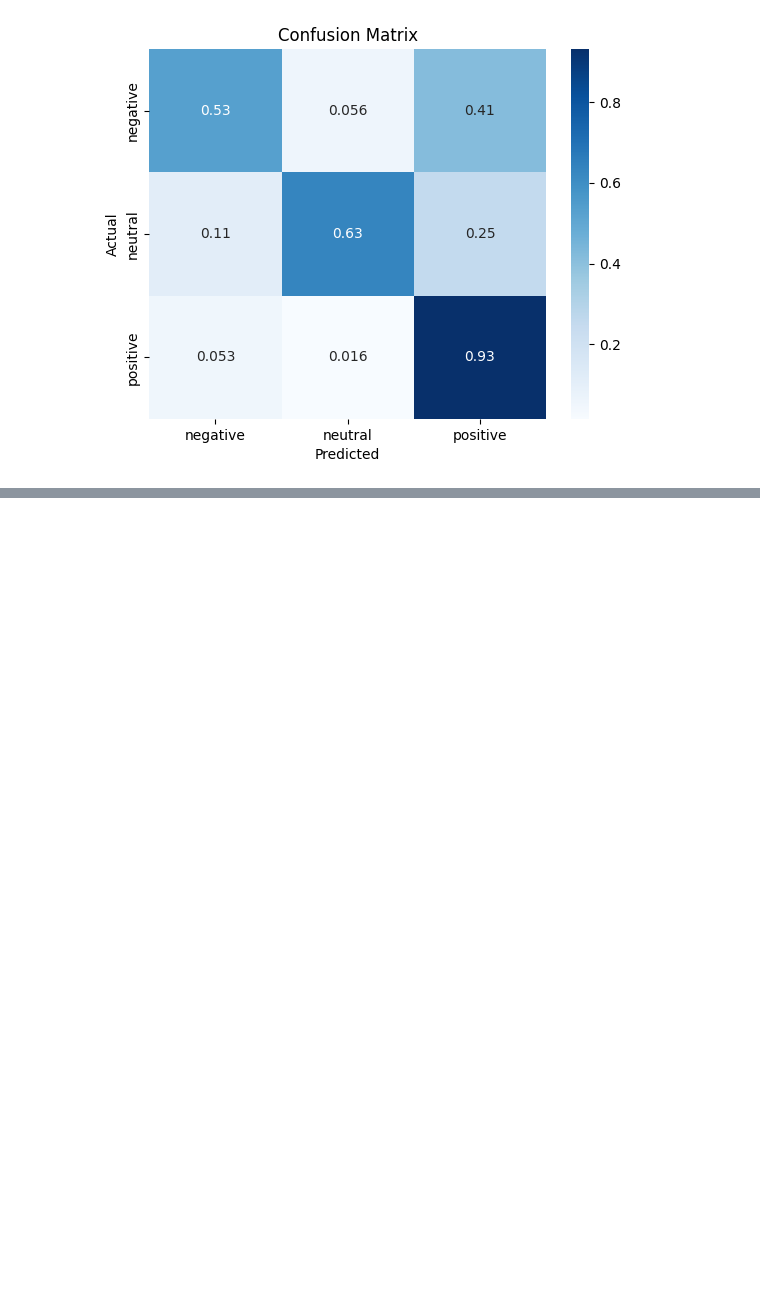
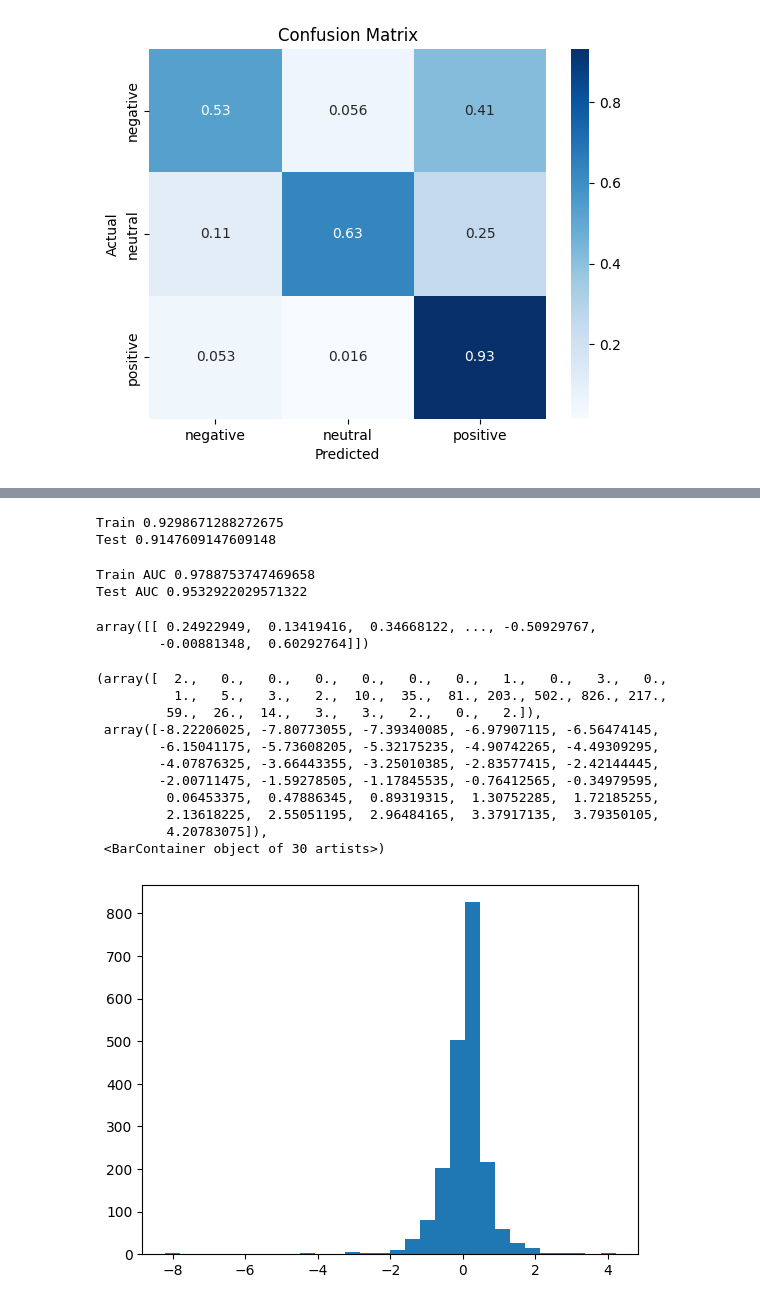
Before and after one commit to GaborVxxx/ml_notes, a Jupyter notebook: SentimentAnalysis.ipynb, the cells around one changed output, grey strips where cells are left out. Drawn from its saved outputs; the diff is of its cells as text; code cells hidden in the pictures; blank space fills up the shorter version.

```diff
--- a/SentimentAnalysis.ipynb
+++ b/SentimentAnalysis.ipynb
@@ -136,0 +130,4 @@ plot_cm(cm_test)
+# %%
+binary_target_list = [target_map['positive'], target_map['negative']]
+df_b_train = df_train[df_train['target'].isin(binary_target_list)]
+df_b_test = df_test[df_test['target'].isin(binary_target_list)]
@@ -136,0 +143,42 @@ plot_cm(cm_test)
+# %%
+X_train = vectorize.fit_transform(df_b_train['text'])
+X_test = vectorize.transform(df_b_test['text'])
+# %%
+Y_train = df_b_train['target']
+Y_test = df_b_test['target']
+# %%
+model = LogisticRegression()
+model.fit(X_train, Y_train)
+print('Train', model.score(X_train, Y_train))
+print('Test', model.score(X_test, Y_test))
+# %% [output]
+Train 0.9298671288272675
+Test 0.9147609147609148
+# %%
+P_train = model.predict_proba(X_train)[:,1]
+P_test = model.predict_proba(X_test)[:,1]
+print('Train AUC', roc_auc_score(Y_train, P_train))
+print('Test AUC', roc_auc_score(Y_test, P_test))
+# %% [output]
+Train AUC 0.9788753747469658
+Test AUC 0.9532922029571322
+# %%
+model.coef_ # check the weights
+# %% [output]
+array([[ 0.24922949,  0.13419416,  0.34668122, ..., -0.50929767,
+        -0.00881348,  0.60292764]])
+# %%
+plt.pyplot.hist(model.coef_[0], bins=30)
+# %% [output]
+(array([  2.,   0.,   0.,   0.,   0.,   0.,   0.,   1.,   0.,   3.,   0.,
+          1.,   5.,   3.,   2.,  10.,  35.,  81., 203., 502., 826., 217.,
+         59.,  26.,  14.,   3.,   3.,   2.,   0.,   2.]),
+ array([-8.22206025, -7.80773055, -7.39340085, -6.97907115, -6.56474145,
+        -6.15041175, -5.73608205, -5.32175235, -4.90742265, -4.49309295,
+        -4.07876325, -3.66443355, -3.25010385, -2.83577415, -2.42144445,
+        -2.00711475, -1.59278505, -1.17845535, -0.76412565, -0.34979595,
+         0.06453375,  0.47886345,  0.89319315,  1.30752285,  1.72185255,
+         2.13618225,  2.55051195,  2.96484165,  3.37917135,  3.79350105,
+         4.20783075]),
+ <BarContainer object of 30 artists>)
+[figure, added]
```
Also changed, not shown: parts of 7 cells of this notebook.
